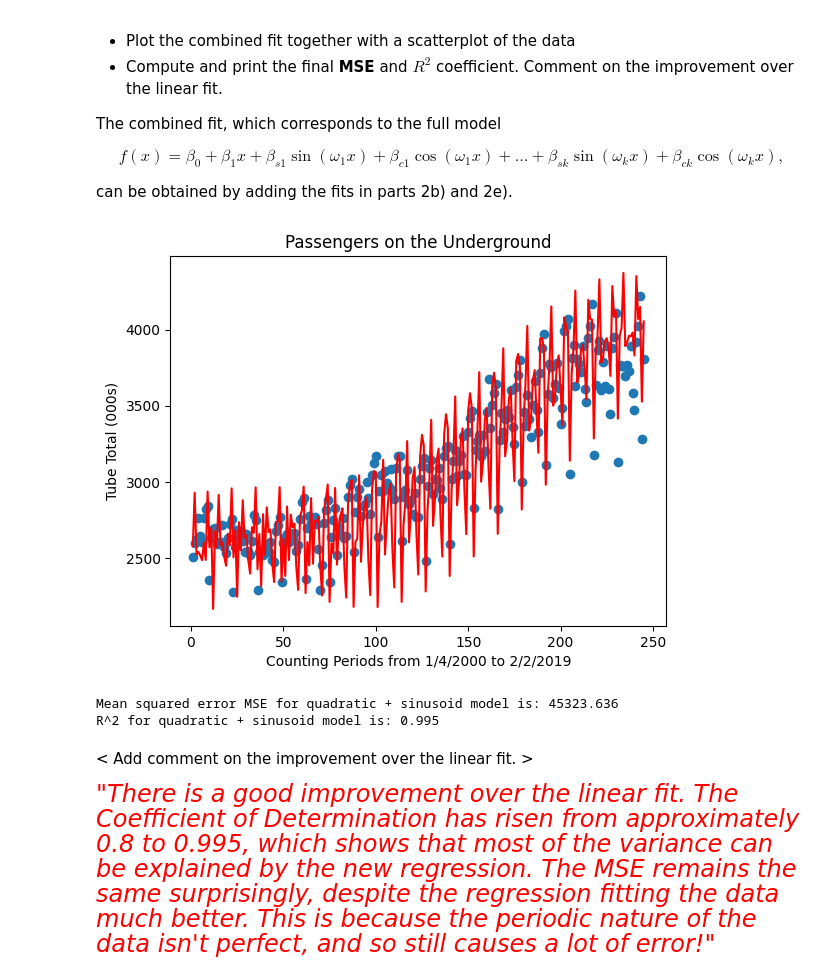
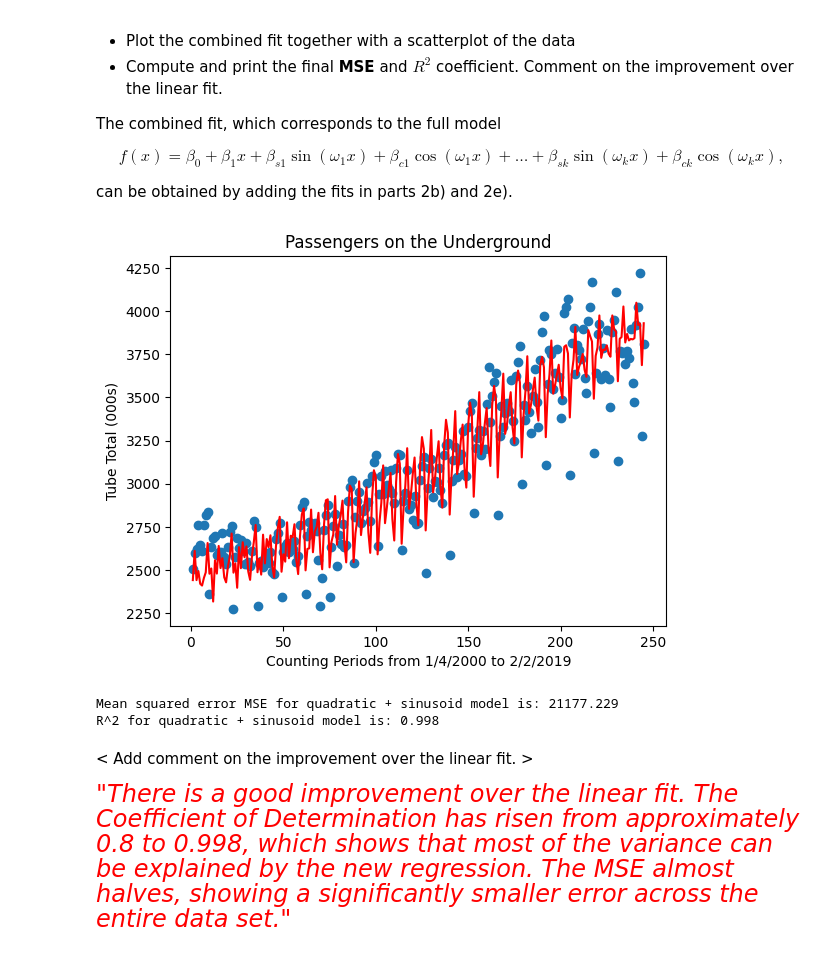
Before and after one commit to SohamK2111/IB-Data-Science, a Jupyter notebook: Exercises/03 Exercise Notebook 3.ipynb, the cells around one changed output. Drawn from its saved outputs; the diff is of its cells as text; code cells hidden in the pictures.

Commit message:
Amended the sinusoidal regression code in Ex3

```diff
--- a/Exercises/03 Exercise Notebook 3.ipynb
+++ b/Exercises/03 Exercise Notebook 3.ipynb
@@ -171,30 +171,22 @@ The frequencies $\omega_1, \ldots, \omega_K$ in the model are those correspondin
 
 All numerical outputs should be displayed to three decimal places.
 # %%
-# Your code here
+# Your code here using least squares to fit the sinusoids
+top_freqs_rads = 2*math.pi*top_freqs_hz
+XT = np.vstack([[np.sin(w*xvals), np.cos(w*xvals)] for w in top_freqs_rads])
+X = XT.T
+beta_sines = np.linalg.inv(XT.dot(X)).dot(XT).dot(residuals)
+fit_sc = X.dot(beta_sines)
 
-def sum_of_sinusoids(top_inds):
-    fit_sc = np.zeros(245)
-    for i in range(np.size(top_inds)):
-        w = 2*math.pi*top_inds[i]/(N*T)  # Freq. in rad/s corresponding to k* is w = 2.pi.k*/(NT)
-
-        # Now form the X matrix with columns sin(wx) and cos(wx) for x in dates. First define its transpose
-        XT = np.vstack((np.sin(w*xvals), np.cos(w*xvals)))
-        X = np.transpose(XT)
-
-        beta_sc = np.linalg.inv(XT.dot(X)).dot(XT).dot(residuals) # Calculating the least-squares coefficients
-        #print('The coefficients beta_s, beta_c are:', beta_sc)
-        fit_sc += X.dot(beta_sc)
-    return fit_sc
-
+# Plot a scatter plot of the residuals and the fitted sinusoids
 plt.subplot(211)
 plt.scatter(xvals, residuals, s=20)
-plt.plot(xvals, sum_of_sinusoids(top_inds), 'r')
+plt.plot(xvals, fit_sc, 'r')
 plt.title('Scatter plot of de-trended residuals, and fitted sinusoid')
 # Zoom in to a few values
 plt.subplot(212)
 plt.scatter(xvals[201:250], residuals[201:250], s=20)
-plt.plot(xvals[201:250], sum_of_sinusoids(top_inds)[201:250], 'r')
+plt.plot(xvals[201:250], fit_sc[201:250], 'r')
 
 plt.show()
 # %% [output]
@@ -213,28 +209,28 @@ $$
 can be obtained by adding the fits in parts 2b) and 2e).
 # %%
 # New Y regression found by adding the sinusoid fit to the original linear fit and plotting the result
-y_final = y_fit + sum_of_sinusoids(top_inds)
+y_final = y_fit + fit_sc
 plt.plot(xvals, y_final, 'r')
 plt.scatter(xvals, yvals)
 plt.xlabel("Counting Periods from 1/4/2000 to 2/2/2019")
 plt.ylabel("Tube Total (000s)")
 plt.title("Passengers on the Underground")
 plt.show()
 
 # Compute the MSE and R^2 coefficients for the fitted model
-resid_comb = residuals - sum_of_sinusoids(top_inds)
+resid_comb = residuals - fit_sc
 SSE_final = np.sum(resid_comb**2)
 MSE_final = SSE_final/N
 R2_new = 1 - SSE_final/np.sum((yvals - resid_comb)**2)
 
 # Print the MSE and R^2 values
 print('Mean squared error MSE for quadratic + sinusoid model is:',  np.round(MSE_final,3))
 print('R^2 for quadratic + sinusoid model is:', np.round(R2_new, 3))
 # %% [output]
-[figure, old version]
+[figure, new version]
-Mean squared error MSE for quadratic + sinusoid model is: 45323.636
-R^2 for quadratic + sinusoid model is: 0.995
+Mean squared error MSE for quadratic + sinusoid model is: 21177.229
+R^2 for quadratic + sinusoid model is: 0.998
 # %% [markdown]
 < Add comment on the improvement over the linear fit. >
 
-<span style="color:red"><font size="5">*"There is a good improvement over the linear fit. The Coefficient of Determination has risen from approximately 0.8 to 0.995, which shows that most of the variance can be explained by the new regression. The MSE remains the same surprisingly, despite the regression fitting the data much better. This is because the periodic nature of the data isn't perfect, and so still causes a lot of error!"*</font></span>
+<span style="color:red"><font size="5">*"There is a good improvement over the linear fit. The Coefficient of Determination has risen from approximately 0.8 to 0.998, which shows that most of the variance can be explained by the new regression. The MSE almost halves, showing a significantly smaller error across the entire data set."*</font></span>
```
Also changed, not shown: parts of 1 cell of this notebook.
